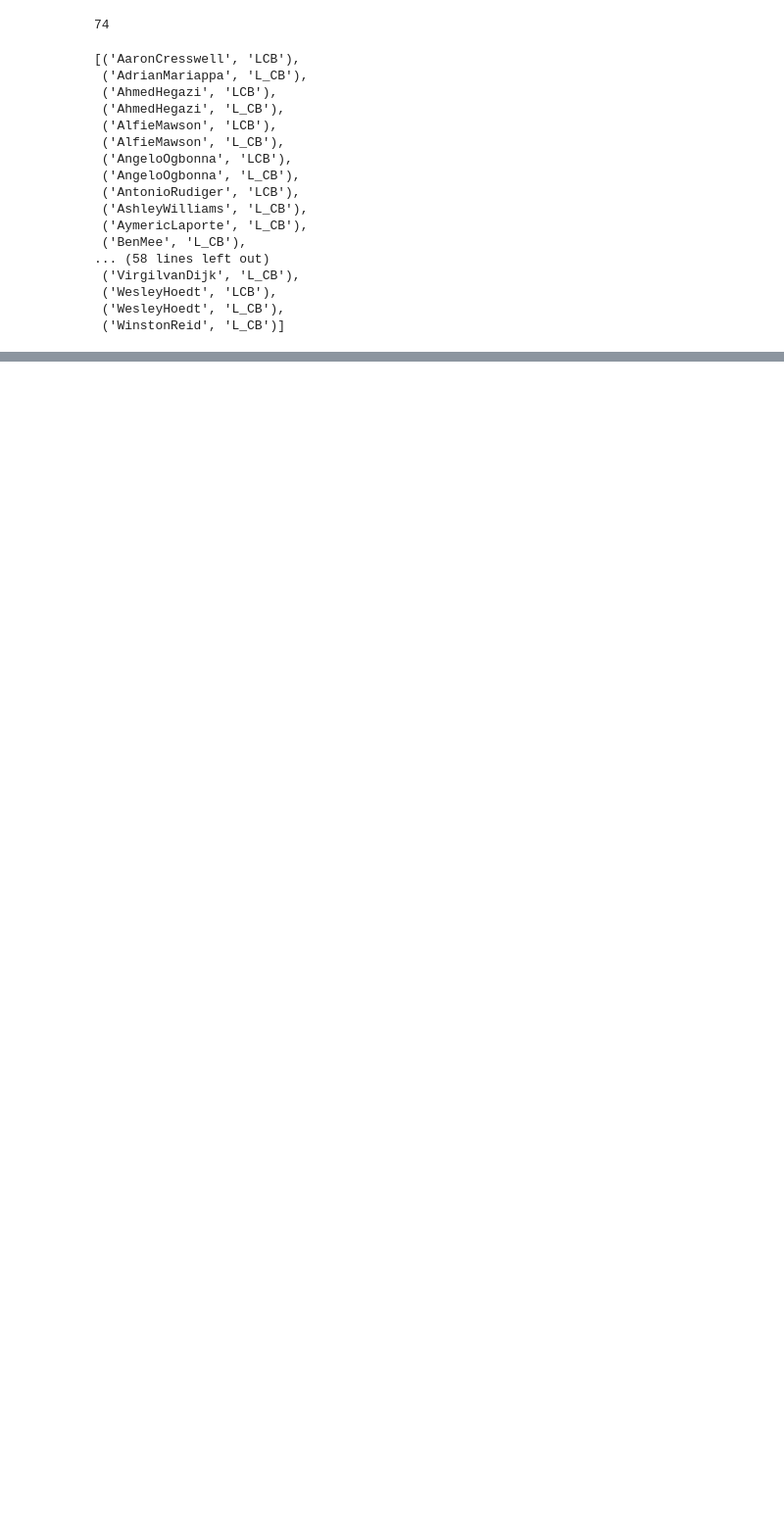
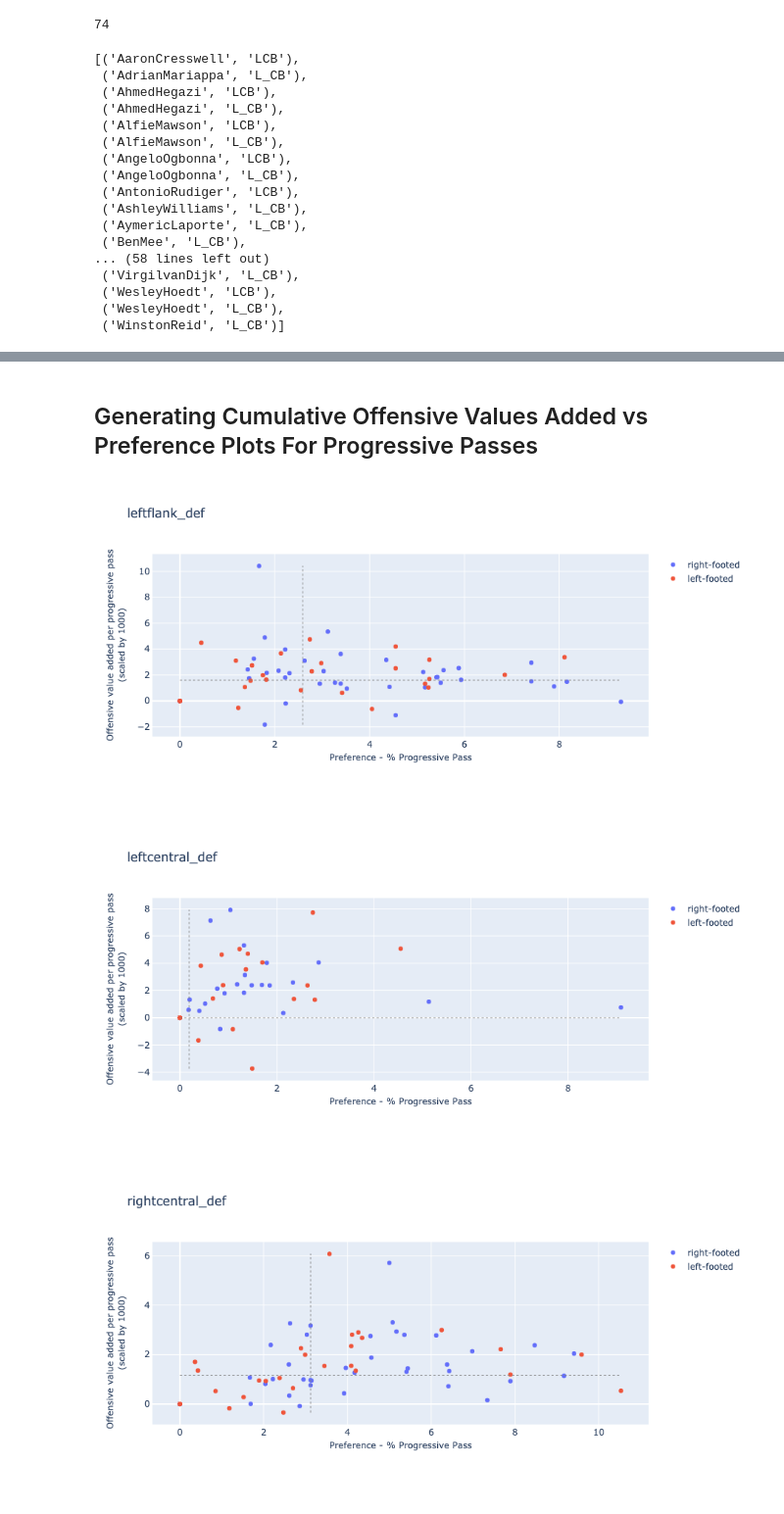
Before and after one commit to grovershreyf9t/FootballPlayerFootedness, a Jupyter notebook: code/9_playerwise_threat_analysis_viz.ipynb, the cells around one changed output, grey strips where cells are left out. Shown at 98% size. Drawn from its saved outputs; the diff is of its cells as text; code cells hidden in the pictures; blank space fills up the shorter version.

```diff
--- a/code/9_playerwise_threat_analysis_viz.ipynb
+++ b/code/9_playerwise_threat_analysis_viz.ipynb
@@ -673,2 +705,27 @@ plot_preference_value_region(defender_attrs_lcb_plot, result_type = 'Inacc')
 # %%
 # defender_attrs_lcb.loc[defender_attrs_lcb['player_name'].str.contains('Jan')]
+# %% [markdown]
+## Generating Cumulative Offensive Values Added vs Preference Plots For Progressive Passes
+# %%
+# Function to calculate total offensive value added per progressive pass in each region.
+# It takes into account both accurate and inaccurate progressive passes
+def off_cumulative_preference(progacclocs,proginacclocs, off_acc, off_inacc):
+    progacclocs_start, progacclocs_end = getstartend(progacclocs)
+    prog_acclocs_x, prog_acclocs_y = getxy(progacclocs_end)
+    off_acc_region = get_vaep_region(prog_acclocs_x,prog_acclocs_y,off_acc)
+    proginacclocs_start,proginacclocs_end = getstartend(proginacclocs)
+    prog_inacclocs_x, prog_inacclocs_y = getxy(proginacclocs_end)
+    off_inacc_region = get_vaep_region(prog_inacclocs_x,prog_inacclocs_y,off_inacc)
+    prog_acc_region = get_pass_region(prog_acclocs_x,prog_acclocs_y)
+    prog_inacc_region = get_pass_region(prog_inacclocs_x,prog_inacclocs_y)
+    total_off_region = [off_acc_region[i] + off_inacc_region[i] for i in range(8)]
+    total_prog_region = [prog_acc_region[i] + prog_inacc_region[i] for i in range(8)]
+    total_off_region_per_pass = list()
+    for i in range(8):
+        if total_prog_region[i]!=0:
+            total_off_region_per_pass.append((total_off_region[i]/total_prog_region[i])*1000)
+        else:
+            total_off_region_per_pass.append(0)
+    return pd.Series([total_off_region_per_pass])
+# %%
+defender_attrs_lcb['total_off_region_per_pass'] = defender_attrs_lcb.apply(lambda x : off_cumulative_preference(x['progaccpassloc'],x['proginaccpassloc'],x['progaccpassoff'],x['proginaccpassoff']),axis=1)
@@ -674,0 +734,3 @@ plot_preference_value_region(defender_attrs_lcb_plot, result_type = 'Inacc')
+# %%
+# Limiting the data by taking into account players who have made atleast 20 progressive passes
+defender_attrs_lcb_plot = defender_attrs_lcb.loc[defender_attrs_lcb['progaccpass'] + defender_attrs_lcb['proginaccpass'] >= 20]
@@ -674,0 +831,6 @@ plot_preference_value_region(defender_attrs_lcb_plot, result_type = 'Inacc')
+# %%
+plot_cumulativeoff_preference(defender_attrs_lcb_plot)
+# %% [output]
+[figure, added]
+[figure, added]
+[figure, added]
```
Also changed, not shown: parts of 22 cells of this notebook, 42 other files.
